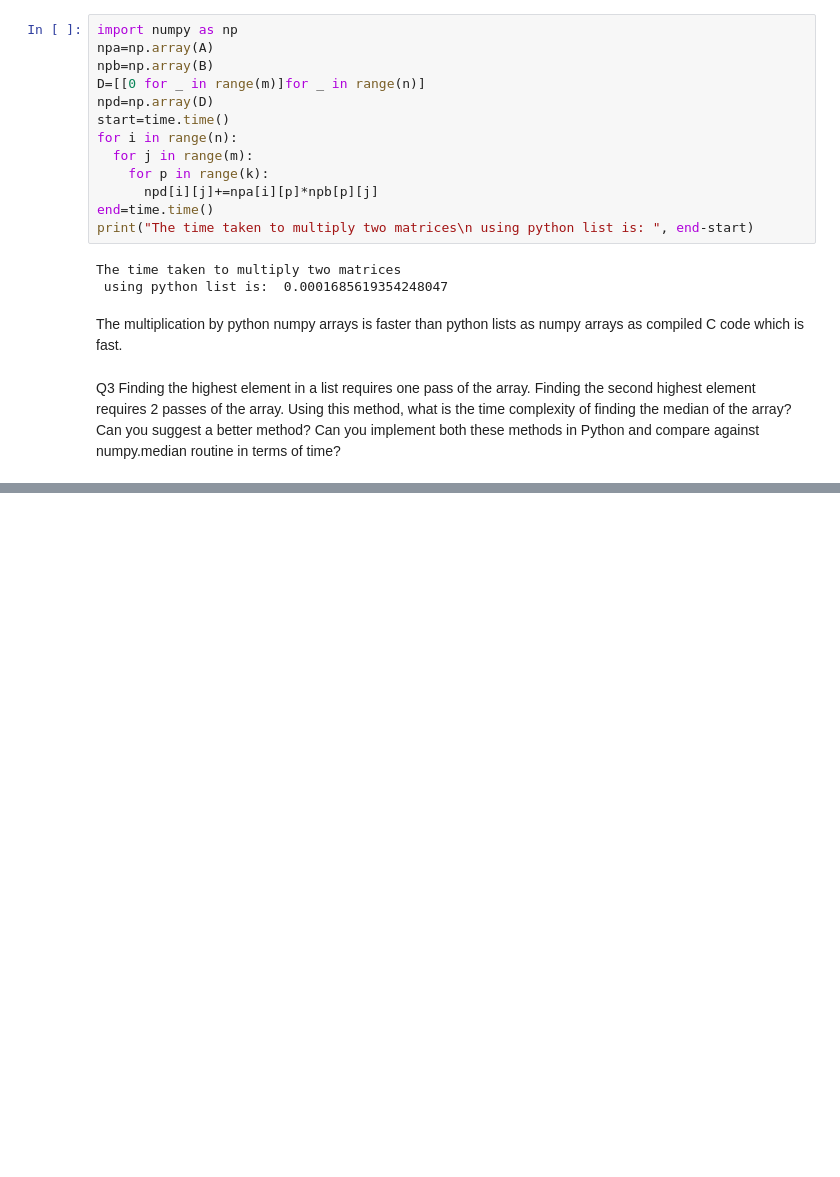
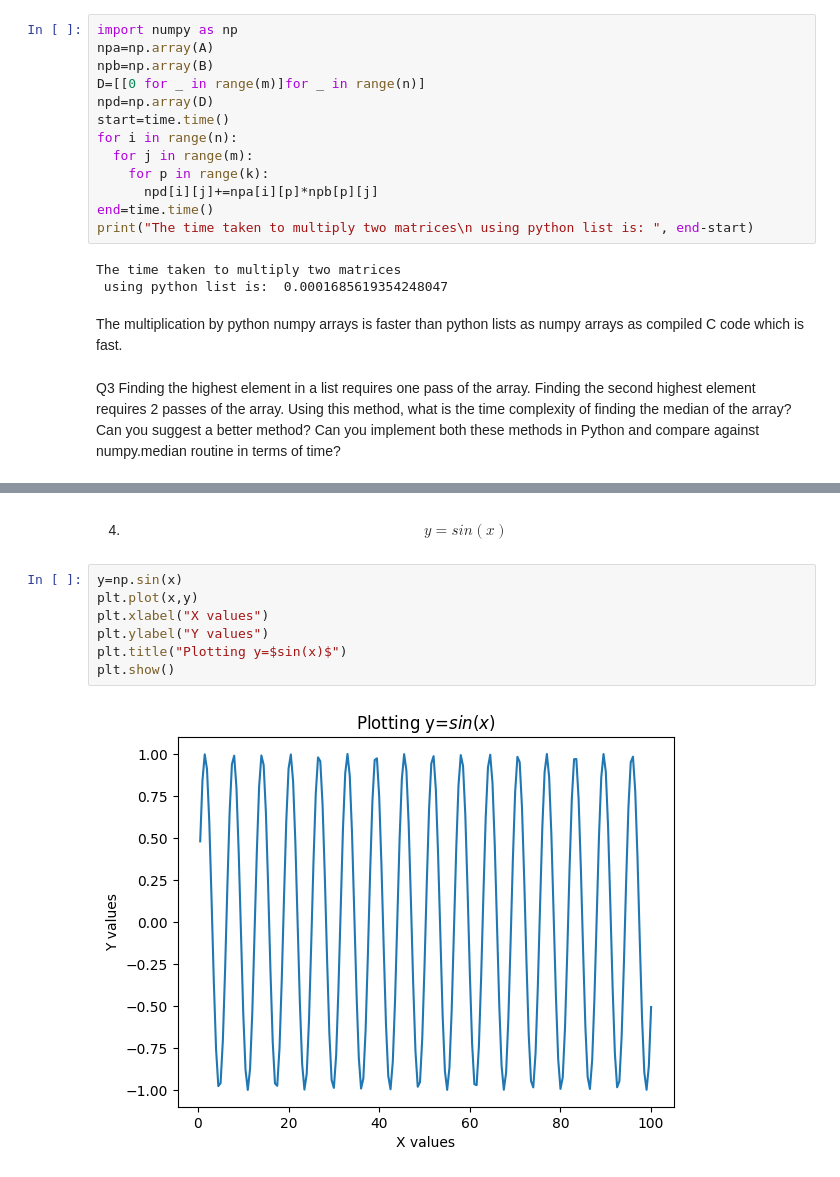
Before and after one commit to PraneelUJ/CS203_Lab_5, a Jupyter notebook: Praneel_Joshi___23110254_ES335_Prereqtest.ipynb, the cells around one changed output, grey strips where cells are left out. Drawn from its saved outputs; the diff is of its cells as text; blank space fills up the shorter version.

```diff
--- a/Praneel_Joshi___23110254_ES335_Prereqtest.ipynb
+++ b/Praneel_Joshi___23110254_ES335_Prereqtest.ipynb
@@ -61,0 +233,11 @@ Q3 Finding the highest element in a list requires one pass of the array. Finding
+# %% [markdown]
+4. $$y=sin(x)$$
+# %%
+y=np.sin(x)
+plt.plot(x,y)
+plt.xlabel("X values")
+plt.ylabel("Y values")
+plt.title("Plotting y=$sin(x)$")
+plt.show()
+# %% [output]
+[figure, added]
```
Also changed, not shown: parts of 33 cells of this notebook.
